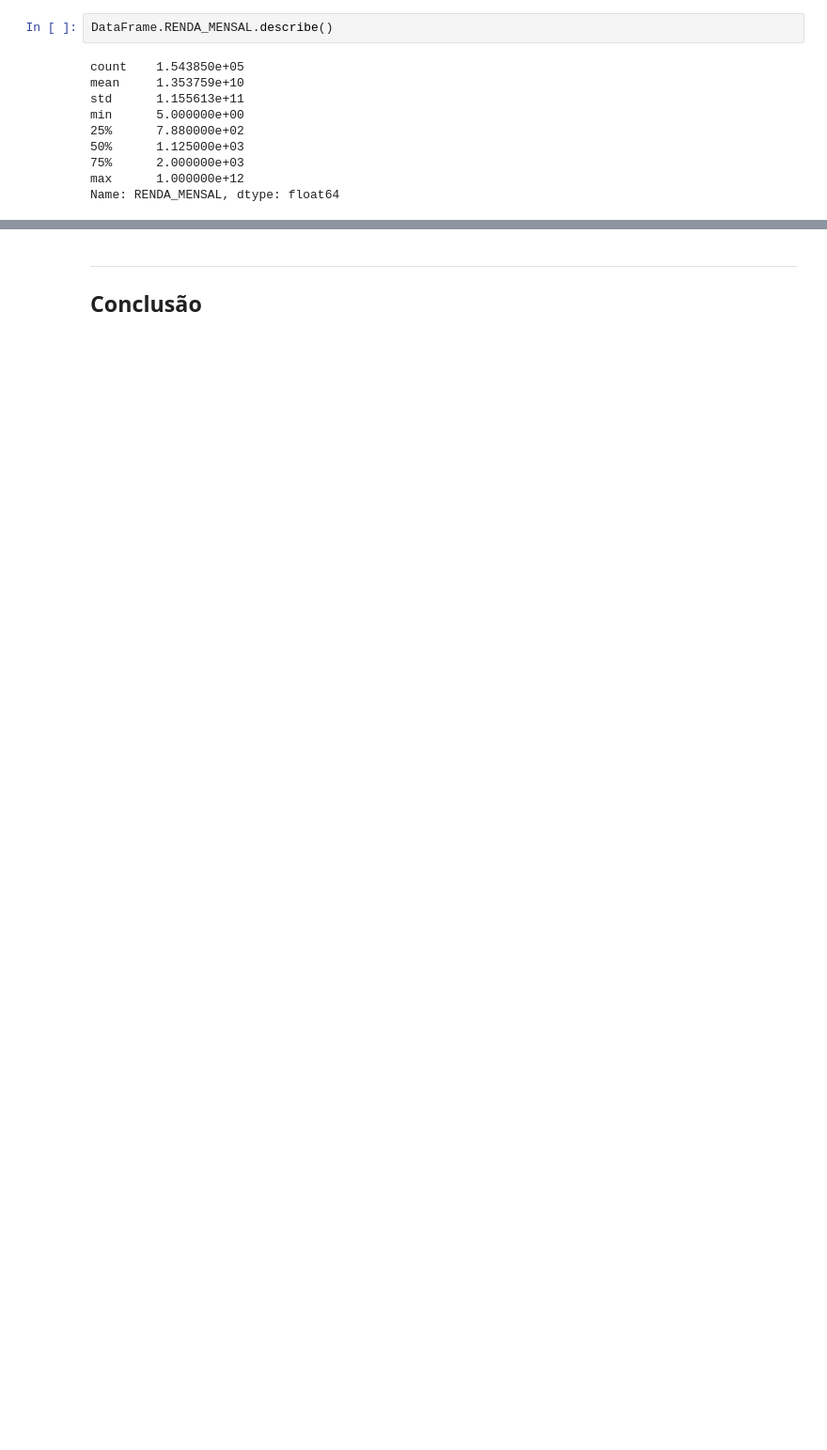
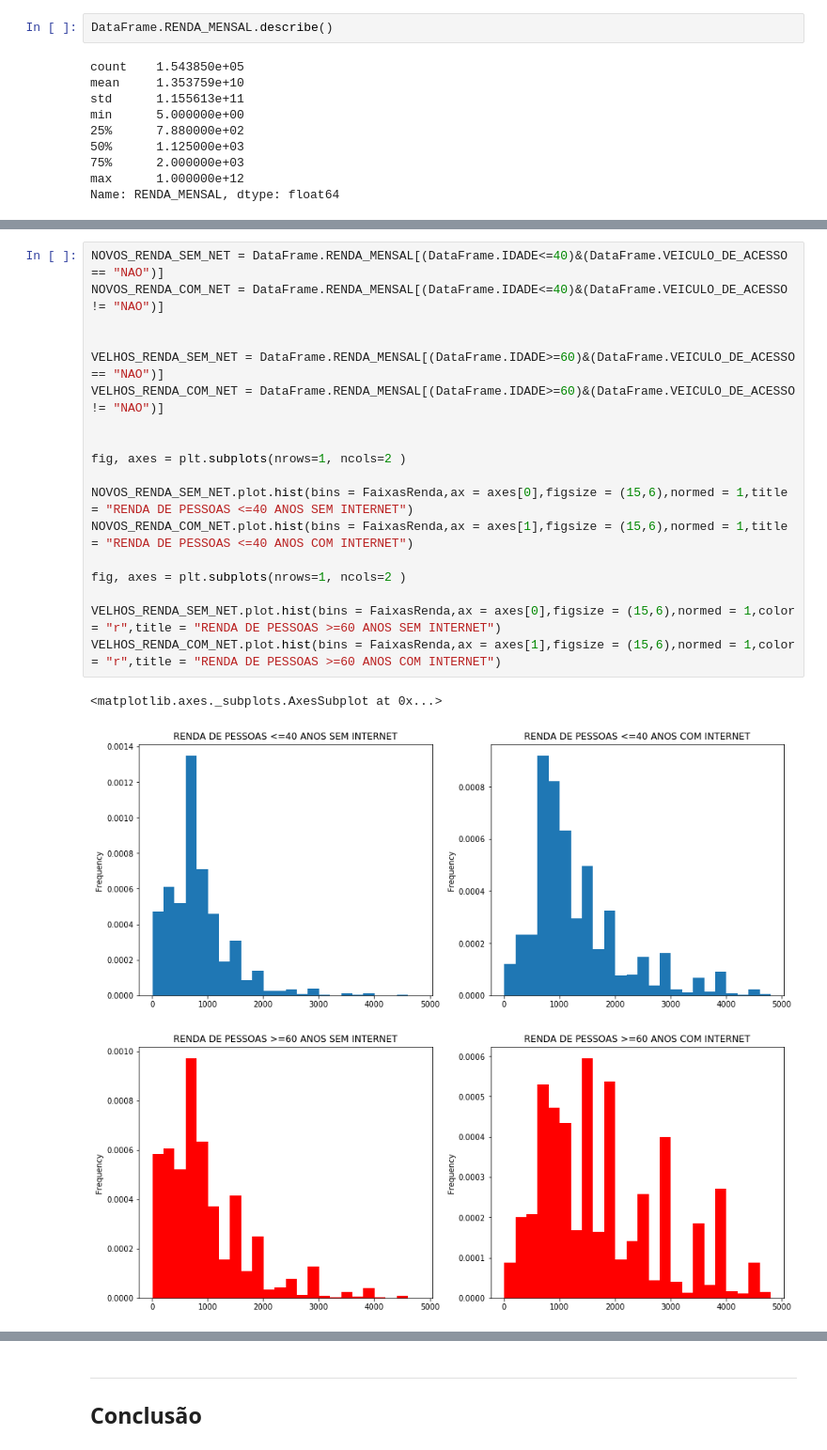
Before and after one commit to Brunoic/DP_CD_1, a Jupyter notebook: Projeto1 Layout (1).ipynb, the cells around one changed output, grey strips where cells are left out. Shown at 94% size. Drawn from its saved outputs; the diff is of its cells as text; blank space fills up the shorter version.

```diff
--- a/Projeto1 Layout (1).ipynb
+++ b/Projeto1 Layout (1).ipynb
@@ -151,0 +176,22 @@ ___
+# %%
+NOVOS_RENDA_SEM_NET = DataFrame.RENDA_MENSAL[(DataFrame.IDADE<=40)&(DataFrame.VEICULO_DE_ACESSO == "NAO")]
+NOVOS_RENDA_COM_NET = DataFrame.RENDA_MENSAL[(DataFrame.IDADE<=40)&(DataFrame.VEICULO_DE_ACESSO != "NAO")]
+
+
+VELHOS_RENDA_SEM_NET = DataFrame.RENDA_MENSAL[(DataFrame.IDADE>=60)&(DataFrame.VEICULO_DE_ACESSO == "NAO")]
+VELHOS_RENDA_COM_NET = DataFrame.RENDA_MENSAL[(DataFrame.IDADE>=60)&(DataFrame.VEICULO_DE_ACESSO != "NAO")]
+
+
+fig, axes = plt.subplots(nrows=1, ncols=2 )
+
+NOVOS_RENDA_SEM_NET.plot.hist(bins = FaixasRenda,ax = axes[0],figsize = (15,6),normed = 1,title = "RENDA DE PESSOAS <=40 ANOS SEM INTERNET")
+NOVOS_RENDA_COM_NET.plot.hist(bins = FaixasRenda,ax = axes[1],figsize = (15,6),normed = 1,title = "RENDA DE PESSOAS <=40 ANOS COM INTERNET")
+
+fig, axes = plt.subplots(nrows=1, ncols=2 )
+
+VELHOS_RENDA_SEM_NET.plot.hist(bins = FaixasRenda,ax = axes[0],figsize = (15,6),normed = 1,color = "r",title = "RENDA DE PESSOAS >=60 ANOS SEM INTERNET")
+VELHOS_RENDA_COM_NET.plot.hist(bins = FaixasRenda,ax = axes[1],figsize = (15,6),normed = 1,color = "r",title = "RENDA DE PESSOAS >=60 ANOS COM INTERNET")
+# %% [output]
+<matplotlib.axes._subplots.AxesSubplot at 0x...>
+[figure, added]
+[figure, added]
```
Also changed, not shown: parts of 27 cells of this notebook.
